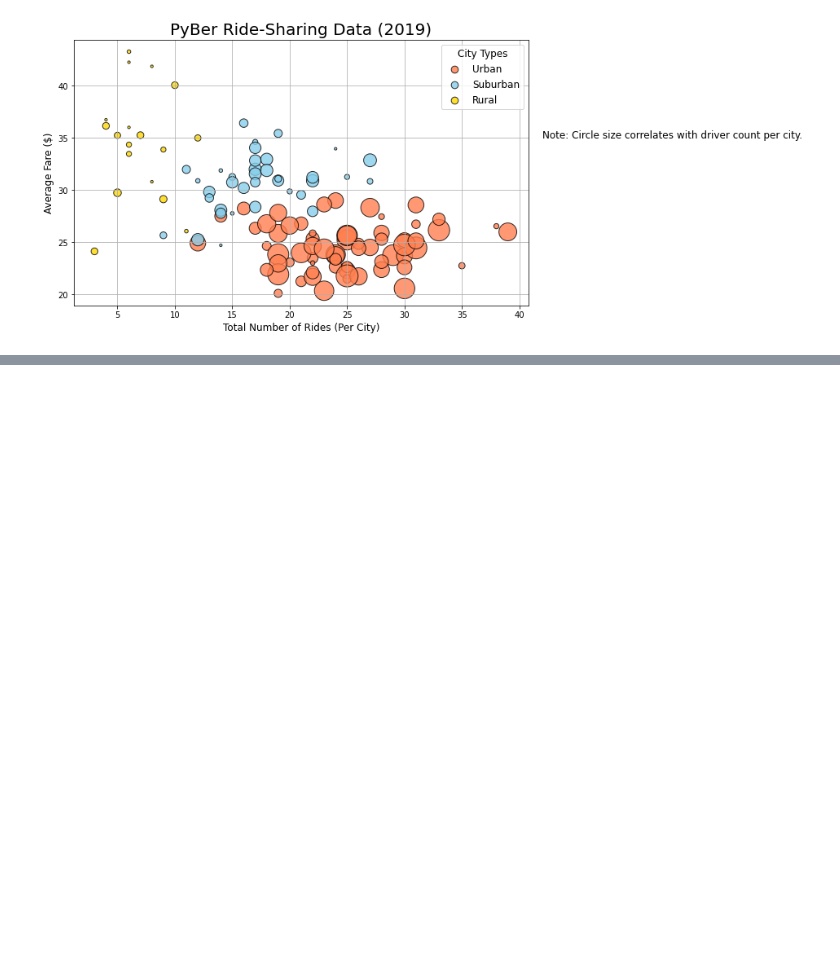
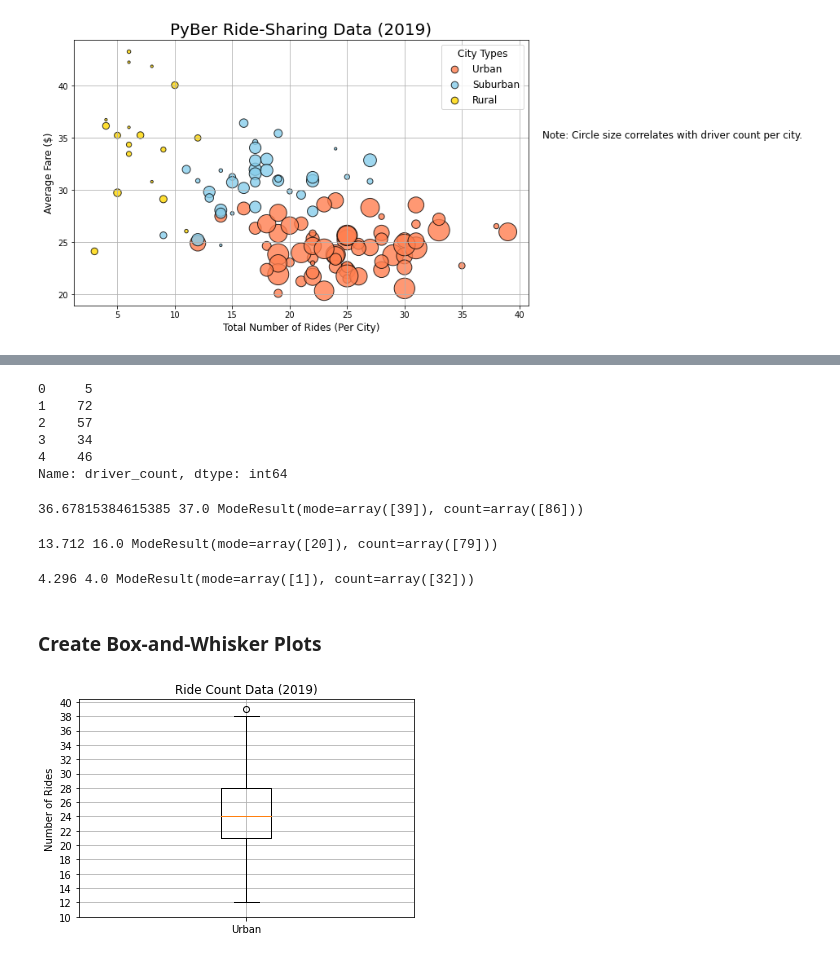
Before and after one commit to arielzzq/bcs_module5_PyBer_Analysis, a Jupyter notebook: PyBer.ipynb, the cells around one changed output, grey strips where cells are left out. Cells and saved outputs as stored; diff of their text form; code cells hidden in the pictures; blank space fills up the shorter version.

Commit message:
add figures and update pyber file

```diff
--- a/PyBer.ipynb
+++ b/PyBer.ipynb
@@ -342,0 +503,51 @@ plt.show()
+# %%
+# Get the driver count data from the urban cities.
+urban_drivers = urban_cities_df['driver_count']
+urban_drivers.head()
+# %% [output]
+0     5
+1    72
+2    57
+3    34
+4    46
+Name: driver_count, dtype: int64
+# %%
+urban_drivers_mean = np.mean(urban_drivers)
+urban_drivers_median = np.median(urban_drivers)
+urban_drivers_mode = sts.mode(urban_drivers)
+print(urban_drivers_mean, urban_drivers_median, urban_drivers_mode)
+# %% [output]
+36.67815384615385 37.0 ModeResult(mode=array([39]), count=array([86]))
+# %%
+suburban_drivers = suburban_cities_df['driver_count']
+suburban_drivers.head()
+suburban_drivers_mean = np.mean(suburban_drivers)
+suburban_drivers_median = np.median(suburban_drivers)
+suburban_drivers_mode = sts.mode(suburban_drivers)
+print(suburban_drivers_mean, suburban_drivers_median, suburban_drivers_mode)
+# %% [output]
+13.712 16.0 ModeResult(mode=array([20]), count=array([79]))
+# %%
+rural_drivers = rural_cities_df['driver_count']
+rural_drivers.head()
+rural_drivers_mean = np.mean(rural_drivers)
+rural_drivers_median = np.median(rural_drivers)
+rural_drivers_mode = sts.mode(rural_drivers)
+print(rural_drivers_mean, rural_drivers_median, rural_drivers_mode)
+# %% [output]
+4.296 4.0 ModeResult(mode=array([1]), count=array([32]))
+# %% [markdown]
+### Create Box-and-Whisker Plots
+# %%
+#Create a box_whisker plot for the urban cities ride count.
+x_labels = ["Urban"]
+fig, ax = plt.subplots()
+ax.boxplot(urban_ride_count, labels = x_labels)
+# Add the title, y-axis albel and grid
+ax.set_title("Ride Count Data (2019)")
+ax.set_ylabel("Number of Rides")
+ax.set_yticks(np.arange(10, 41, step = 2.0))
+ax.grid()
+plt.show()
+# %% [output]
+[figure, added]
```
Also changed, not shown: parts of 21 cells of this notebook, 3 other files.
